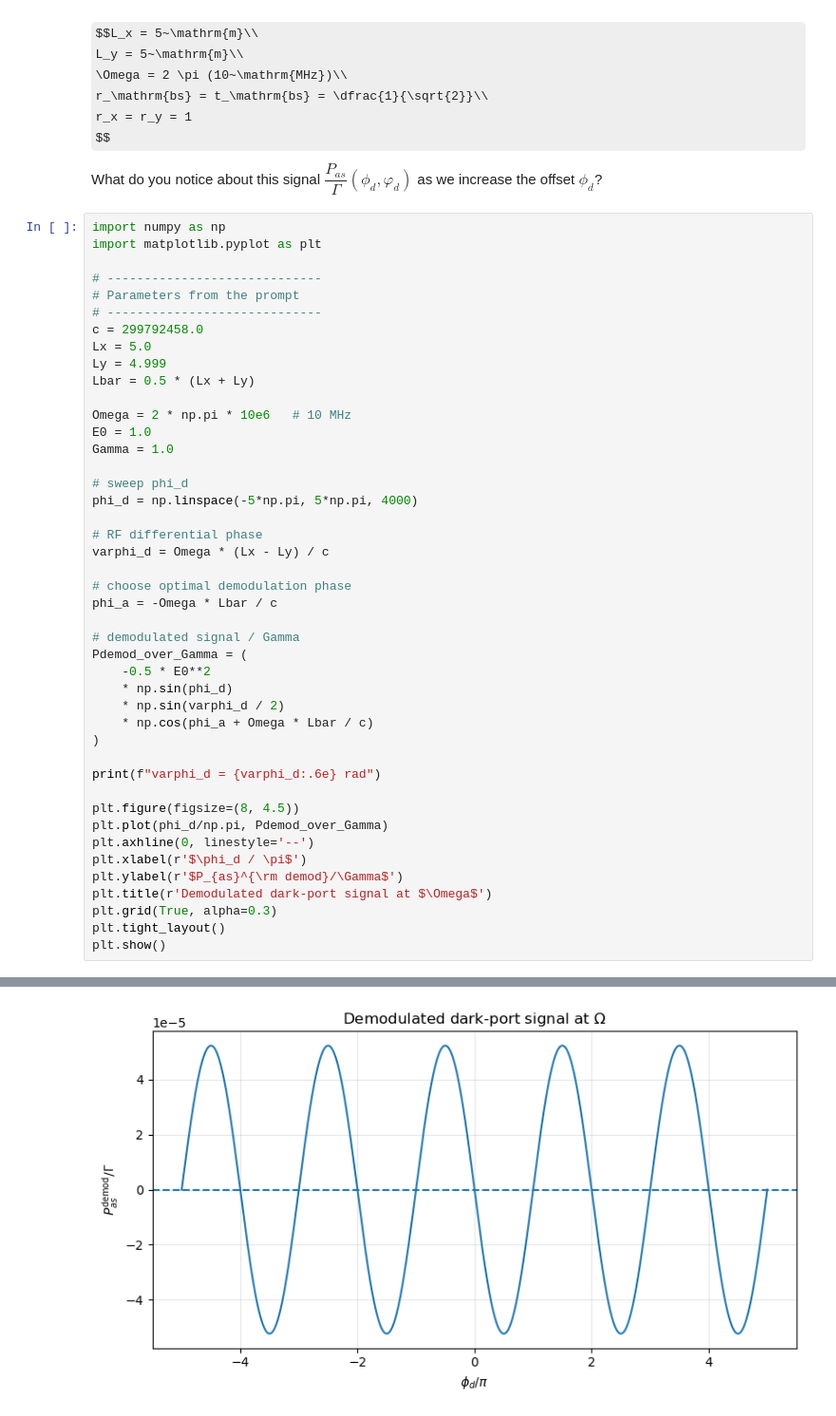
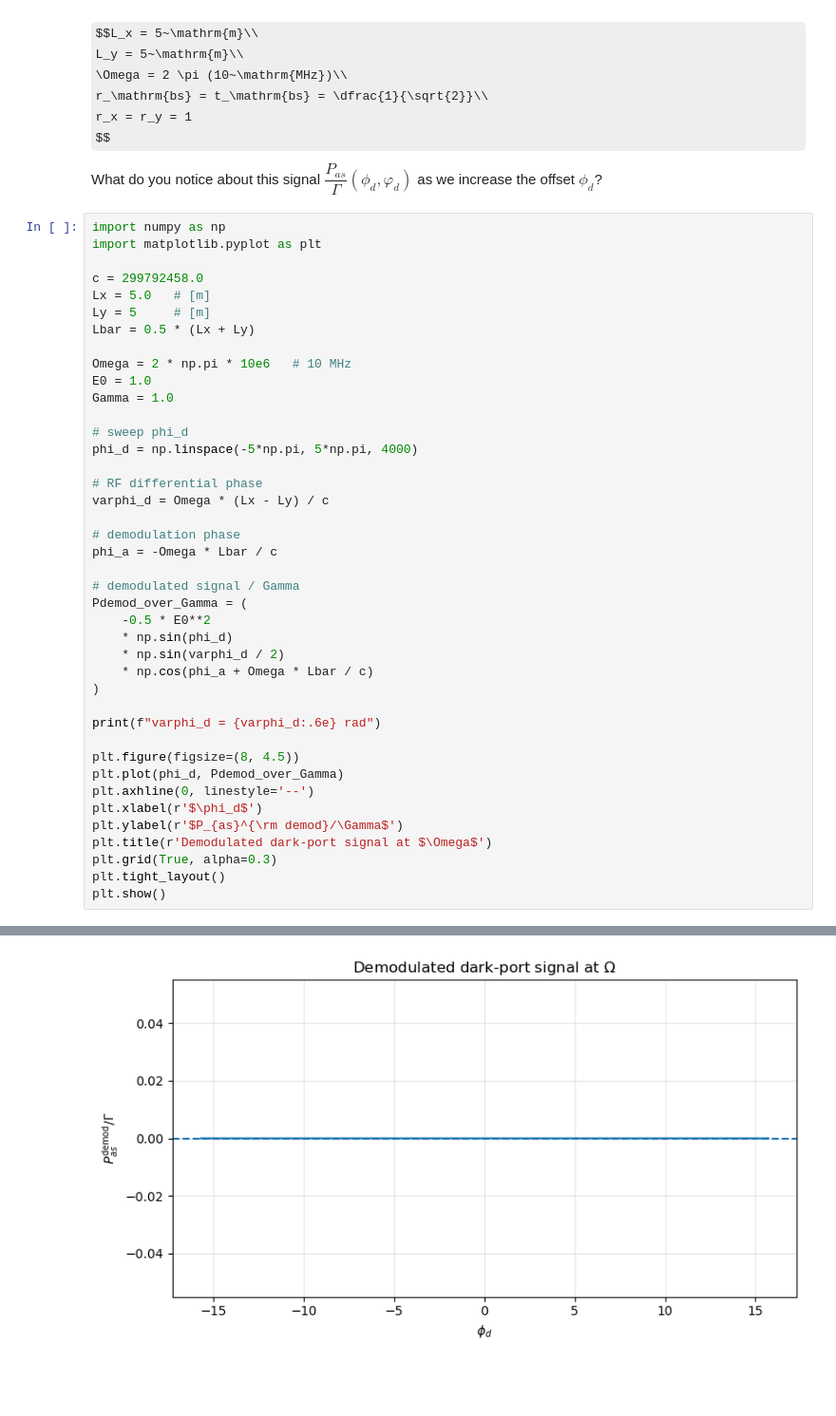
Before and after one commit to cacapuano/carolines_lasers_course_repo, a Jupyter notebook: homework_submissions/capuano_homework_4_dither_locking_pdh_mich_and_fpmi.ipynb, the cells around one changed output, grey strips where cells are left out. Shown at 95% size. Saved outputs shown, nothing was run; the diff lists cells and outputs as text; some formulas as TeX source; blank space fills up the shorter version.

```diff
--- a/homework_submissions/capuano_homework_4_dither_locking_pdh_mich_and_fpmi.ipynb
+++ b/homework_submissions/capuano_homework_4_dither_locking_pdh_mich_and_fpmi.ipynb
@@ -559,12 +525,9 @@ What do you notice about this signal $\dfrac{P_{as}}{\Gamma}(\phi_d, \varphi_d)$
 import numpy as np
 import matplotlib.pyplot as plt
 
-# -----------------------------
-# Parameters from the prompt
-# -----------------------------
 c = 299792458.0
-Lx = 5.0
-Ly = 4.999
+Lx = 5.0   # [m]
+Ly = 5     # [m]
 Lbar = 0.5 * (Lx + Ly)
 
 Omega = 2 * np.pi * 10e6   # 10 MHz
@@ -577,7 +540,7 @@ phi_d = np.linspace(-5*np.pi, 5*np.pi, 4000)
 # RF differential phase
 varphi_d = Omega * (Lx - Ly) / c
 
-# choose optimal demodulation phase
+# demodulation phase
 phi_a = -Omega * Lbar / c
 
 # demodulated signal / Gamma
@@ -591,9 +554,9 @@ Pdemod_over_Gamma = (
 print(f"varphi_d = {varphi_d:.6e} rad")
 
 plt.figure(figsize=(8, 4.5))
-plt.plot(phi_d/np.pi, Pdemod_over_Gamma)
+plt.plot(phi_d, Pdemod_over_Gamma)
 plt.axhline(0, linestyle='--')
-plt.xlabel(r'$\phi_d / \pi$')
+plt.xlabel(r'$\phi_d$')
 plt.ylabel(r'$P_{as}^{\rm demod}/\Gamma$')
 plt.title(r'Demodulated dark-port signal at $\Omega$')
 plt.grid(True, alpha=0.3)
@@ -604,4 +567,4 @@ varphi_d = 2.095845e-04 rad
-[figure, old version]
+[figure, new version]
 # %% [markdown]
 # Fabry-Perot Michelson Interferometer (FPMI)
 
```
Also changed, not shown: parts of 16 cells of this notebook.
